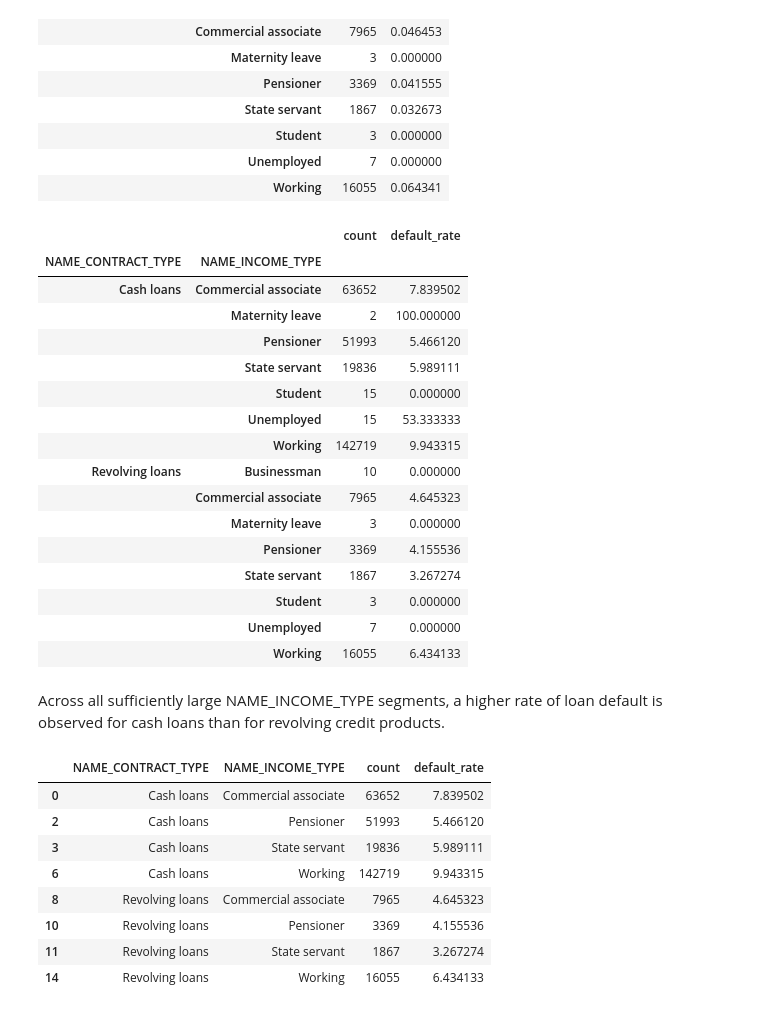
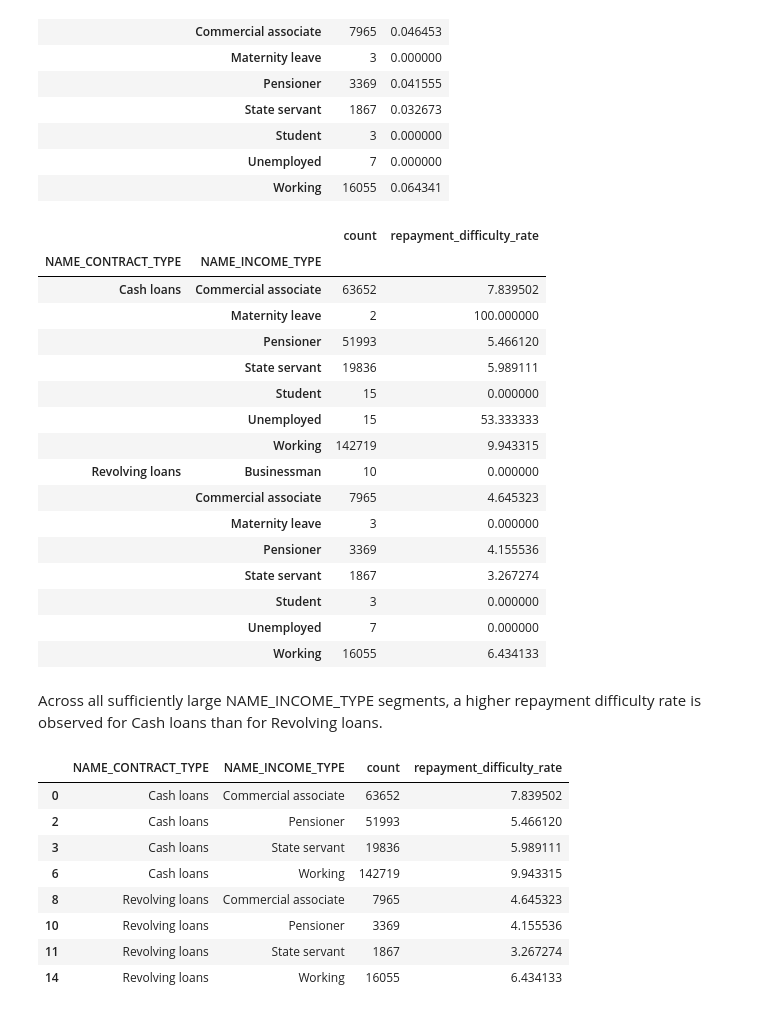
Before and after one commit to Tural-Kazimov/home-credit-default-risk, a Jupyter notebook: main.ipynb, the cells around one changed output. Drawn from its saved outputs; the diff is of its cells as text; code cells hidden in the pictures.

```diff
--- a/main.ipynb
+++ b/main.ipynb
@@ -308,13 +318,13 @@ data.groupby(['NAME_CONTRACT_TYPE', 'NAME_INCOME_TYPE'])['TARGET'].agg(['count',
 |  | Working | 16055 | 0.064341 |
 # %%
 data_group = data.groupby(['NAME_CONTRACT_TYPE', 'NAME_INCOME_TYPE'])['TARGET'].agg(['count', 'mean'])
-data_group['default_rate'] = data_group['mean']*100
+data_group['repayment_difficulty_rate'] = data_group['mean']*100
 
-income_default_stats = data_group.drop('mean', axis = 1) # дефолтные клиенты по типу доходности
+income_repayment_stats = data_group.drop('mean', axis = 1) # дефолтные клиенты по типу доходности
 # %%
-income_default_stats
+income_repayment_stats
 # %% [output]
-|  |  | count | default_rate |
+|  |  | count | repayment_difficulty_rate |
 | NAME_CONTRACT_TYPE | NAME_INCOME_TYPE |  |  |
 | Cash loans | Commercial associate | 63652 | 7.839502 |
 |  | Maternity leave | 2 | 100.000000 |
@@ -332,5 +342,5 @@ income_default_stats
 |  | Unemployed | 7 | 0.000000 |
 |  | Working | 16055 | 6.434133 |
 # %% [markdown]
-Across all sufficiently large NAME_INCOME_TYPE segments, a higher rate of loan default is observed for cash loans than for revolving credit products.
+Across all sufficiently large NAME_INCOME_TYPE segments, a higher repayment difficulty rate is observed for Cash loans than for Revolving loans.
 # %%
@@ -338,8 +348,8 @@ income_default_stats = income_default_stats.reset_index()
 # %%
-plot_data_1 = income_default_stats[income_default_stats['count']>100]
+plot_data_1 = income_repayment_stats[income_repayment_stats['count']>100]
 plot_data_1
 # %% [output]
-|  | NAME_CONTRACT_TYPE | NAME_INCOME_TYPE | count | default_rate |
+|  | NAME_CONTRACT_TYPE | NAME_INCOME_TYPE | count | repayment_difficulty_rate |
 | 0 | Cash loans | Commercial associate | 63652 | 7.839502 |
 | 2 | Cash loans | Pensioner | 51993 | 5.466120 |
 | 3 | Cash loans | State servant | 19836 | 5.989111 |
```
Also changed, not shown: parts of 47 cells of this notebook, 5 other files.
